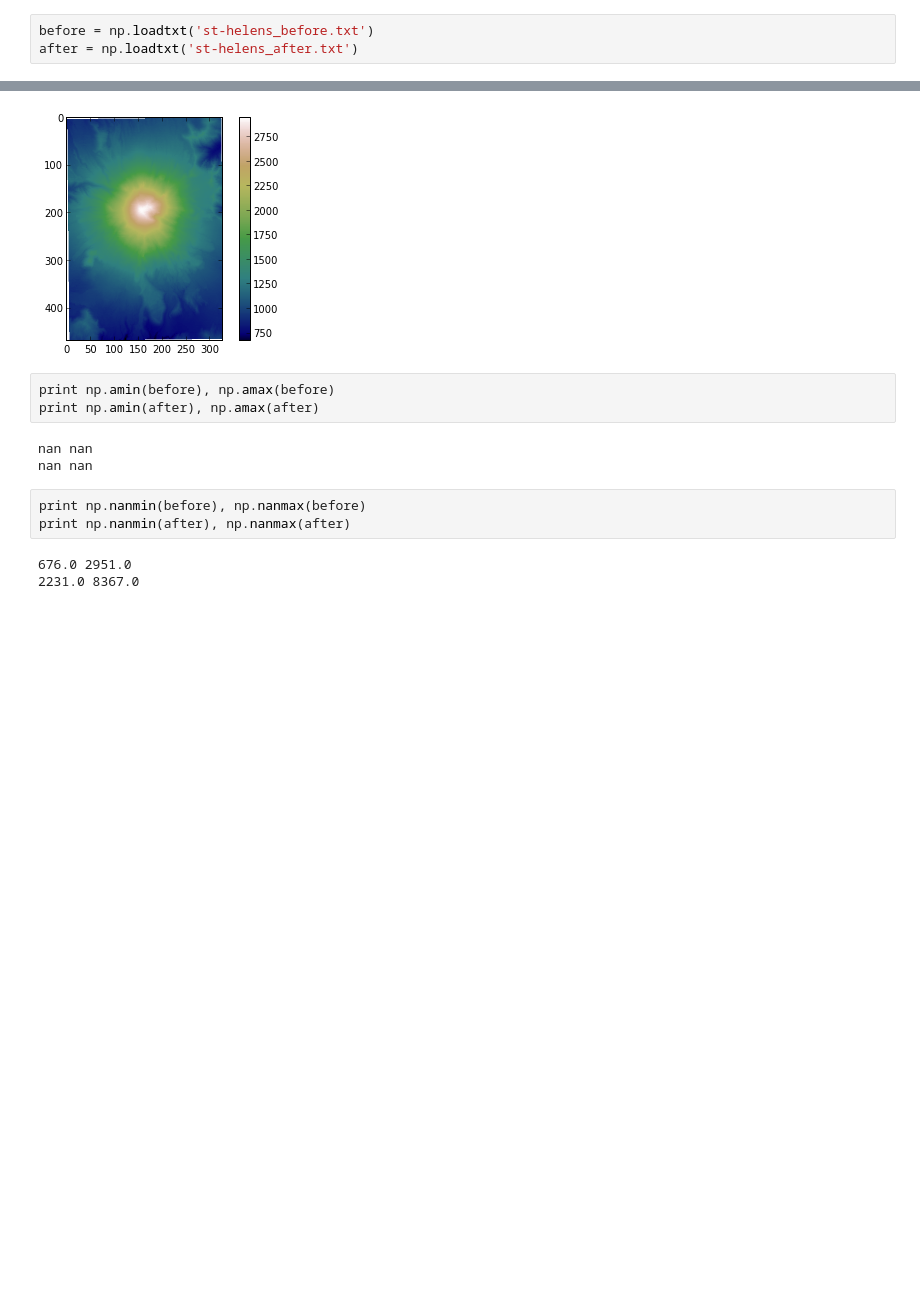
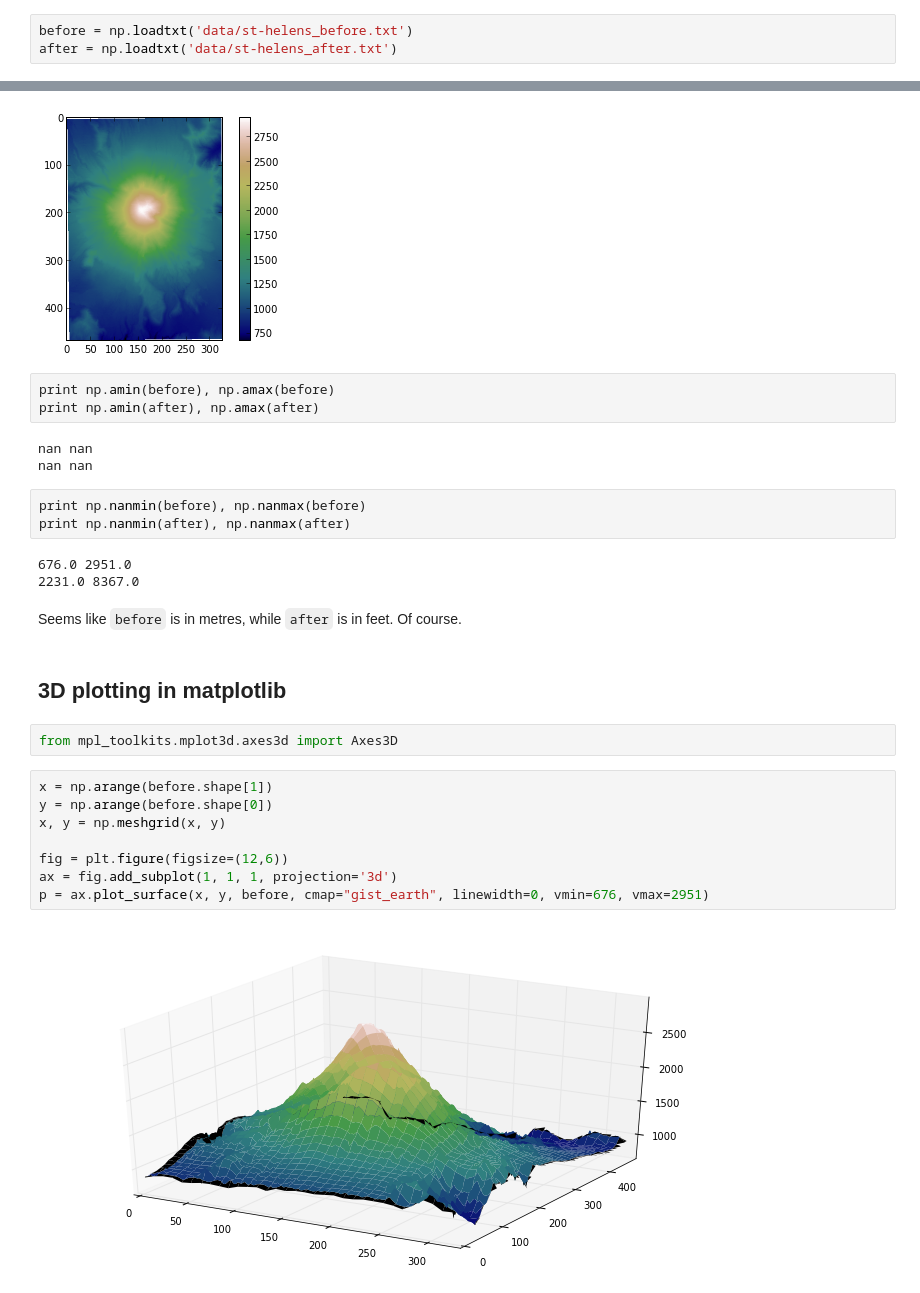
Before and after one commit to agilescientific/notebooks, a Jupyter notebook: Mt_St-Helens.ipynb, the cells around one changed output, grey strips where cells are left out. Cells and saved outputs as stored; diff of their text form; blank space fills up the shorter version.

```diff
--- a/Mt_St-Helens.ipynb
+++ b/Mt_St-Helens.ipynb
@@ -9,8 +19,8 @@ import numpy as np
 import matplotlib.pyplot as plt
 %matplotlib inline
 # %%
-before = np.loadtxt('st-helens_before.txt')
-after = np.loadtxt('st-helens_after.txt')
+before = np.loadtxt('data/st-helens_before.txt')
+after = np.loadtxt('data/st-helens_after.txt')
 # %%
 after
 # %% [output]
@@ -66,3 +76,19 @@ print np.nanmin(after), np.nanmax(after)
 # %% [output]
 676.0 2951.0
 2231.0 8367.0
+# %% [markdown]
+Seems like <code>before</code> is in metres, while <code>after</code> is in feet. Of course.
+# %% [markdown]
+## 3D plotting in matplotlib
+# %%
+from mpl_toolkits.mplot3d.axes3d import Axes3D
+# %%
+x = np.arange(before.shape[1])
+y = np.arange(before.shape[0])
+x, y = np.meshgrid(x, y)
+
+fig = plt.figure(figsize=(12,6))
+ax = fig.add_subplot(1, 1, 1, projection='3d')
+p = ax.plot_surface(x, y, before, cmap="gist_earth", linewidth=0, vmin=676, vmax=2951)
+# %% [output]
+[figure, added]
```
Also changed, not shown: parts of 29 cells of this notebook.
